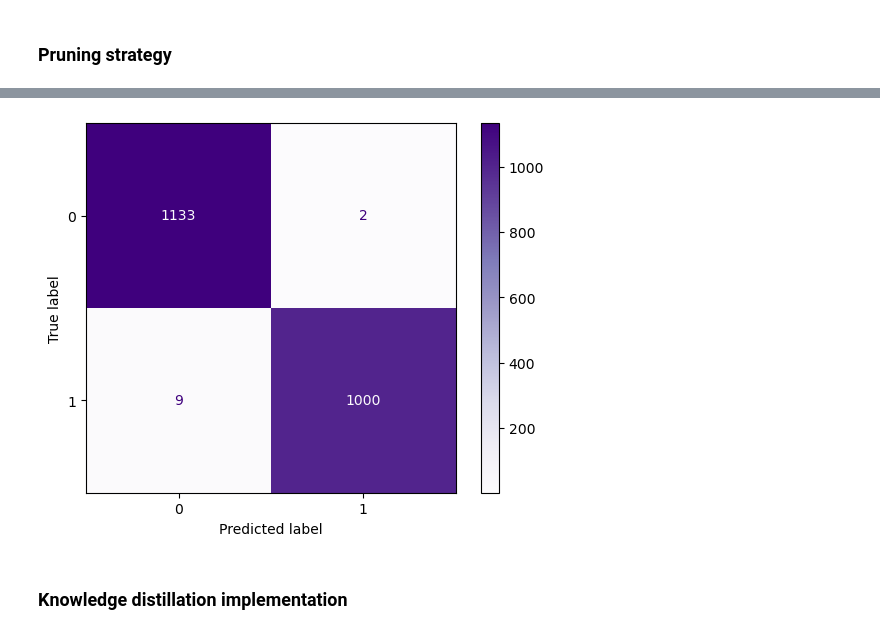
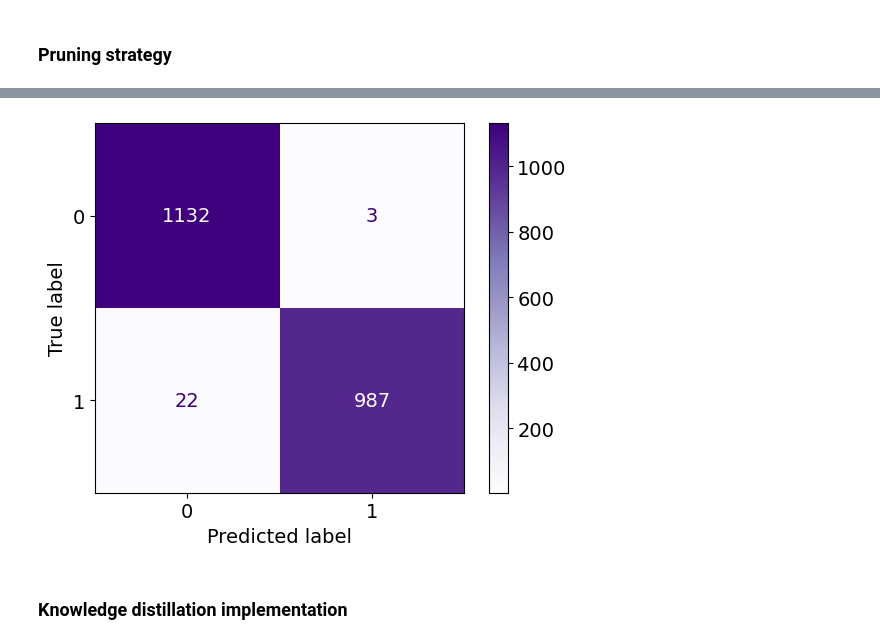
Before and after one commit to RomiSolMolina/IoT-SchoolValencia-2025, a Jupyter notebook: MNIST-MLCompression.ipynb, the cells around one changed output, grey strips where cells are left out. Cells and saved outputs as stored; diff of their text form; code cells hidden in the pictures.

```diff
--- a/MNIST-MLCompression.ipynb
+++ b/MNIST-MLCompression.ipynb
@@ -124,17 +112,15 @@ def build_student():
                             kernel_initializer='lecun_uniform'),
                     QActivation(activation= activationQ ,  name='relu_input'),
 
-                    QDense(10, name='fc1',
+                    QDense(7, name='fc1',
                             kernel_quantizer= kernelQ, bias_quantizer= biasQ,
                             kernel_initializer='lecun_uniform'),
                     QActivation(activation= activationQ ,  name='relu1'),
 
-
-                    # QDense(5, name='fc3',
-                    #         kernel_quantizer=kernelQ, bias_quantizer=biasQ,
-                    #         kernel_initializer='lecun_uniform'),
-                    # QActivation(activation=activationQ, name='relu3'),
-
+                    QDense(10, name='fc2',
+                            kernel_quantizer= kernelQ, bias_quantizer= biasQ,
+                            kernel_initializer='lecun_uniform'),
+                    QActivation(activation= activationQ ,  name='relu2'),
 
                     QDense(2, name='output',
                             kernel_quantizer= kernelQ, bias_quantizer= biasQ,
@@ -323,7 +268,7 @@ _________________________________________________________________
 # %% [markdown]
 ### Pruning strategy
 # %%
-final_sparsity = 0.1
+final_sparsity = 0.2
 
 pruning_params = {
                 'pruning_schedule': tfmot.sparsity.keras.PolynomialDecay(
@@ -333,11 +278,11 @@ pruning_params = {
 
 model_QPKD = tfmot.sparsity.keras.prune_low_magnitude(modelQ, **pruning_params)
 # %%
-lr = 0.0001
+lr = 0.00001
 op = Adam(lr)
 loss = "categorical_crossentropy"
 metrics = ["accuracy"]
-epochs=16
+epochs=32
 batch_size=128
 
 model_QPKD.compile(optimizer=op, loss=loss, metrics=metrics)
@@ -399,17 +320,19 @@ Epoch 16/16
 # %%
+plt.rcParams.update({'font.size': 14})
+
 y_pred_probs = model_QPKD.predict(x_test)
 y_pred = np.argmax(y_pred_probs, axis=1)
 
 # Since y_test is one-hot encoded, you need to convert it back to class indices
 y_true = np.argmax(y_test_binary, axis=1)  # Convert one-hot encoded labels to class indices
 
 
 cm = confusion_matrix(y_true, y_pred)
 disp = ConfusionMatrixDisplay(confusion_matrix=cm)
 disp.plot(cmap='Purples')
 plt.show()
 # %% [output]
-[figure, old version]
+[figure, new version]
 # %%
 model_KD = strip_pruning(model_QPKD)
 model_KD.save("models/mnistPQKD.h5")
```
Also changed, not shown: parts of 24 cells of this notebook, 3 other files.
